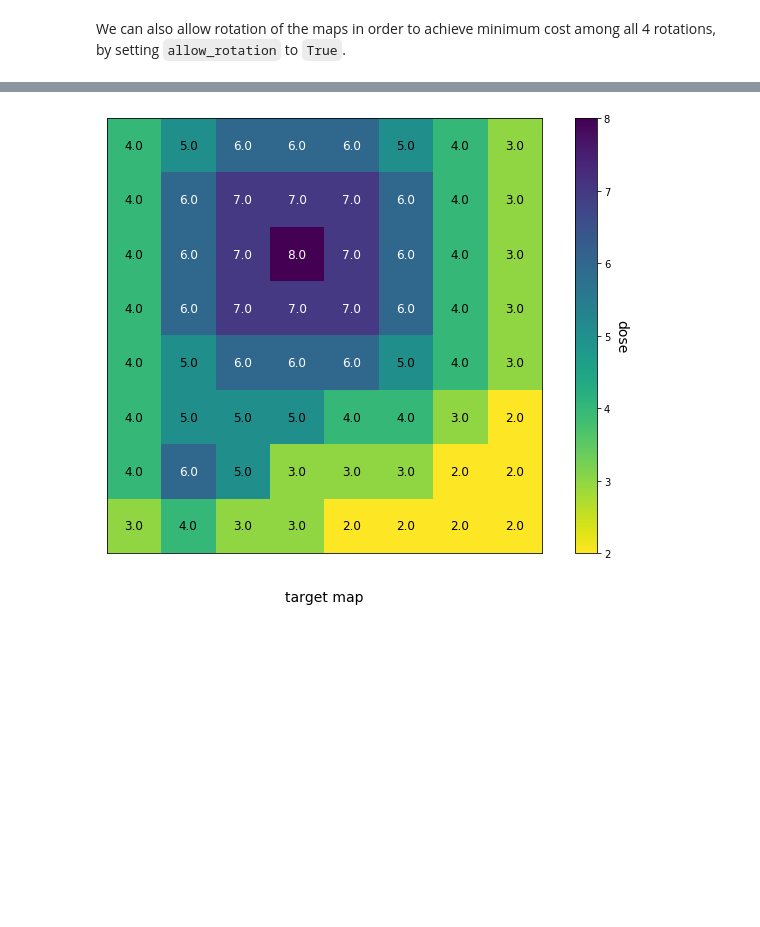
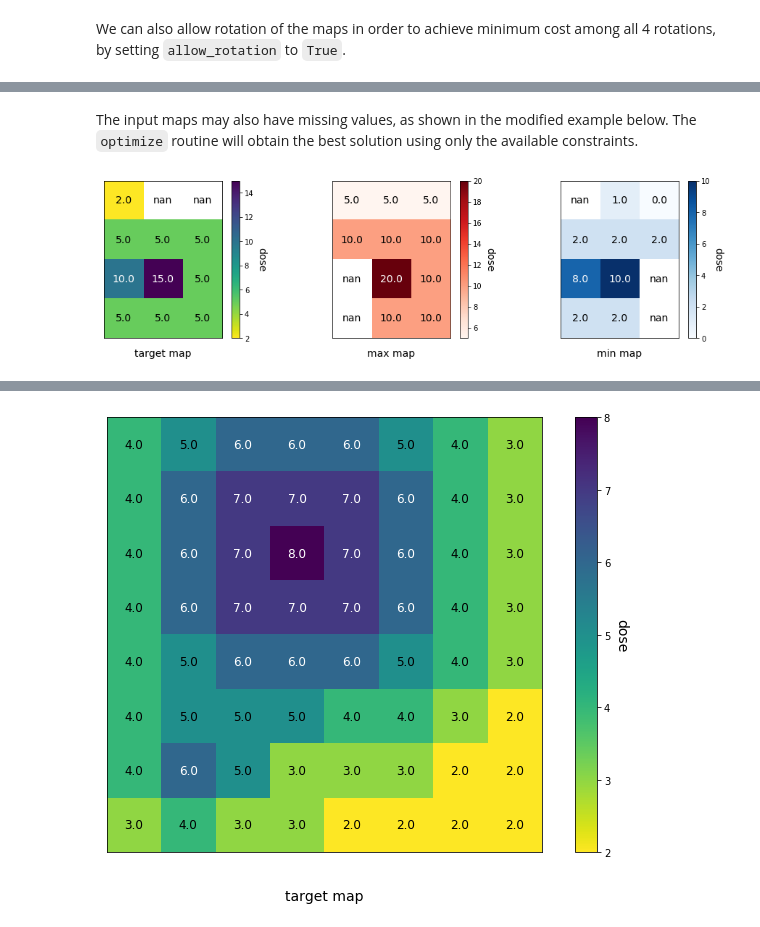
Before and after one commit to DualSapiens/cs207-FinalProject, a Jupyter notebook: docs/examples/optimize_demo.ipynb, the cells around one changed output, grey strips where cells are left out. Drawn from its saved outputs; the diff is of its cells as text; code cells hidden in the pictures; blank space fills up the shorter version.

Commit message:
Add missing values demo.

```diff
--- a/docs/examples/optimize_demo.ipynb
+++ b/docs/examples/optimize_demo.ipynb
@@ -110,3 +107,16 @@ Vertical beam exposure time: 9 sec.
 Total accumulated dose: 67.31 Gy
 Average dose per unit area: 5.61 Gy/cm^2
 [figure]
+# %% [markdown]
+The input maps may also have missing values, as shown in the modified example below. The `optimize` routine will obtain the best solution using only the available constraints.
+# %%
+plan = PlannerInterface("dose_4x3_NaN.map")
+maps = plan.get_maps()
+
+fig, axes = plt.subplots(1,3,figsize=(16,4))
+cmaps = ["viridis_r", "Reds", "Blues"]
+for key, ax, cmap in zip(maps.keys(),axes.flat,cmaps):
+    plan.plot_map(key, ax, cmap)
+plt.show()
+# %% [output]
+[figure, added]
```
Also changed, not shown: parts of 9 cells of this notebook, 1 other file.
